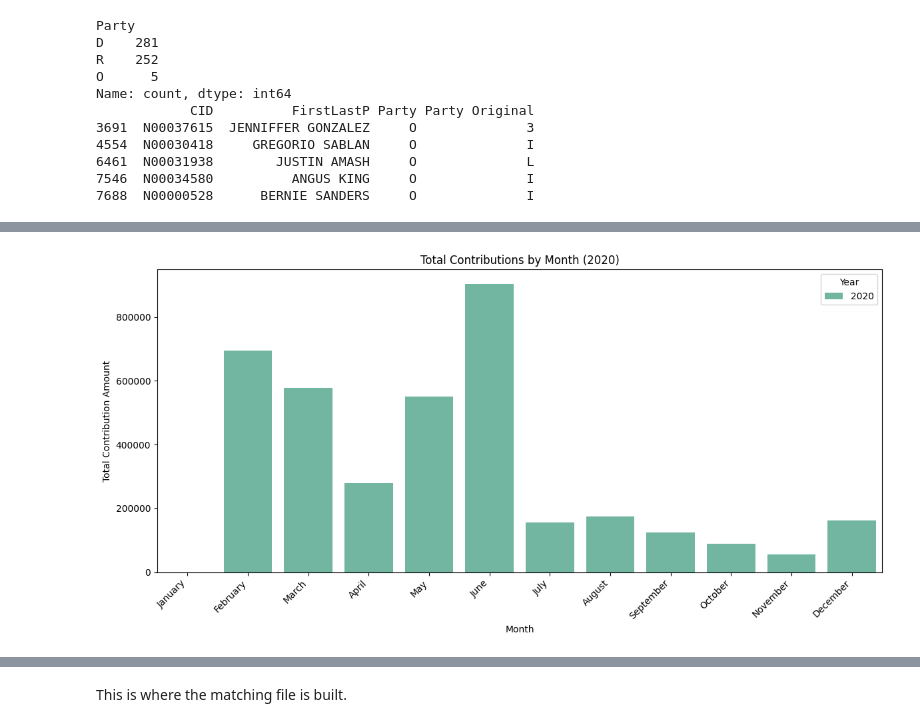
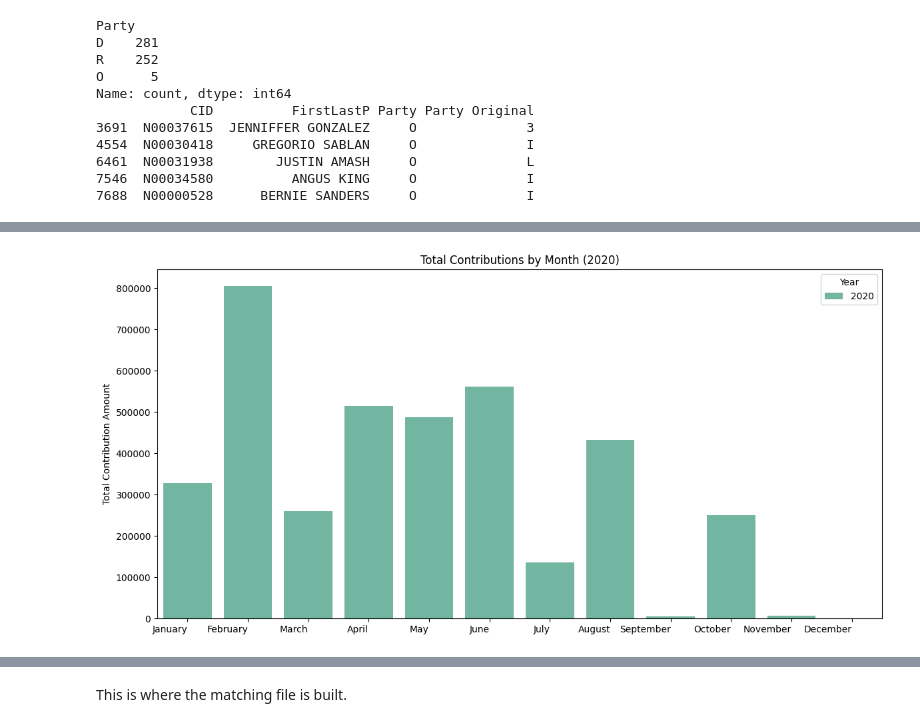
Before and after one commit to marobinette/cfd-project-ds1, a Jupyter notebook: notebooks/Open_Secrets_ETL.ipynb, the cells around one changed output, grey strips where cells are left out. Saved outputs shown, nothing was run; the diff lists cells and outputs as text; code cells hidden in the pictures.

Commit message:
Cleaned up and corrected FEC candidate & contribution ETL notebook and output files

```diff
--- a/notebooks/Open_Secrets_ETL.ipynb
+++ b/notebooks/Open_Secrets_ETL.ipynb
@@ -197,5 +192,6 @@ print(len(contrib_filtered_df))
-# %%
-# Field cleanup for individual contributions table
-
-# Convert Date in contrib_df to a datetime column
-contrib_filtered_df['Date'] = pd.to_datetime(contrib_filtered_df['Date'])
+# %%
+# QC of contribution date after filtering
+contrib_filtered_df["Date"] = pd.to_datetime(contrib_filtered_df["Date"], errors='coerce')
+
+print("Min Date:", contrib_filtered_df["Date"].min())
+print("Max Date:", contrib_filtered_df["Date"].max())
@@ -255,13 +243,9 @@ cand_contrib_df.head()
 # %%
-# Filter the candidate contributions file for the dates we want
-# and output it to a CSV file
+# Output the filtered, merged candidate contributions data frame to a CSV file for use later in creating the final data set for analysis
 
-cand_contrib_df['contrib_date'] = pd.to_datetime(cand_contrib_df['contrib_date'])
-cand_contrib_filtered_df = cand_contrib_df[cand_contrib_df["contrib_date"].between("2019-11-03","2020-11-02")]
+print(len(cand_contrib_df))
 
-print(len(cand_contrib_filtered_df))
-
-cand_contrib_filtered_df.to_csv(
+cand_contrib_df.to_csv(
 #     r"C:\Users\hefla\Documents\Work\IPS\Area 990\Data Sources\Politicking\cand_contrib_summary_2020.csv",
     "../data/fec/candidate_contributions_2020_test.csv",
     index=False,  # no row numbers
@@ -278,7 +262,7 @@ pd.set_option('display.max_rows', 50)
 
 # Convert contrib_date to datetime
 # monthly_analysis_df = cand_contrib_df[(cand_contrib_df['contrib_date'] >= '2020-02-01') & (cand_contrib_df['contrib_date'] <= '2020-02-03')]
-monthly_analysis_df = cand_contrib_df[(cand_contrib_df['contrib_date'] >= '2020-02-01') & (cand_contrib_df['FirstLastP'].str.contains("MCCARTHY"))]
+monthly_analysis_df = cand_contrib_df[(cand_contrib_df['FirstLastP'].str.contains("PELOSI"))]
 
 monthly_analysis_df = monthly_analysis_df[["FirstLastP", "CID", "contrib_date", "contrib_count", "contrib_amount"]]
 
@@ -337,36 +323,36 @@ monthly_sum_df['month'] = monthly_sum_df['contrib_date'].dt.strftime('%B')
 monthly_sum_df['year'] = monthly_sum_df['contrib_date'].dt.year
 
 # Ensure months are in correct chronological order
 month_order = [
     'January', 'February', 'March', 'April', 'May', 'June',
     'July', 'August', 'September', 'October', 'November', 'December'
 ]
 monthly_sum_df['month'] = pd.Categorical(monthly_sum_df['month'], categories=month_order, ordered=True)
 
 # Filter for 2019 and 2020 only (if you have other years)
 monthly_sum_df = monthly_sum_df[monthly_sum_df['year'].isin([plot_year])]
 
 # Create the grouped bar plot
 plt.figure(figsize=(12, 6))
 sns.barplot(
     data=monthly_sum_df,
     x='month',
     y='contrib_amount',
     hue='year',
     palette='Set2'
 )
 
 # Beautify the plot
 plt.title(f"Total Contributions by Month ({plot_year})")
-plt.xlabel("Month")
+plt.xlabel("")
 plt.ylabel("Total Contribution Amount")
 plt.legend(title="Year")
-plt.xticks(rotation=45, ha='right')
+plt.xticks(rotation=0, ha='right')
 plt.tight_layout()
 
 plt.show()
 # %% [output]
-[figure, old version]
+[figure, new version]
 # %%
 # Column counts
 
```
Also changed, not shown: parts of 17 cells of this notebook, 2 other files.
